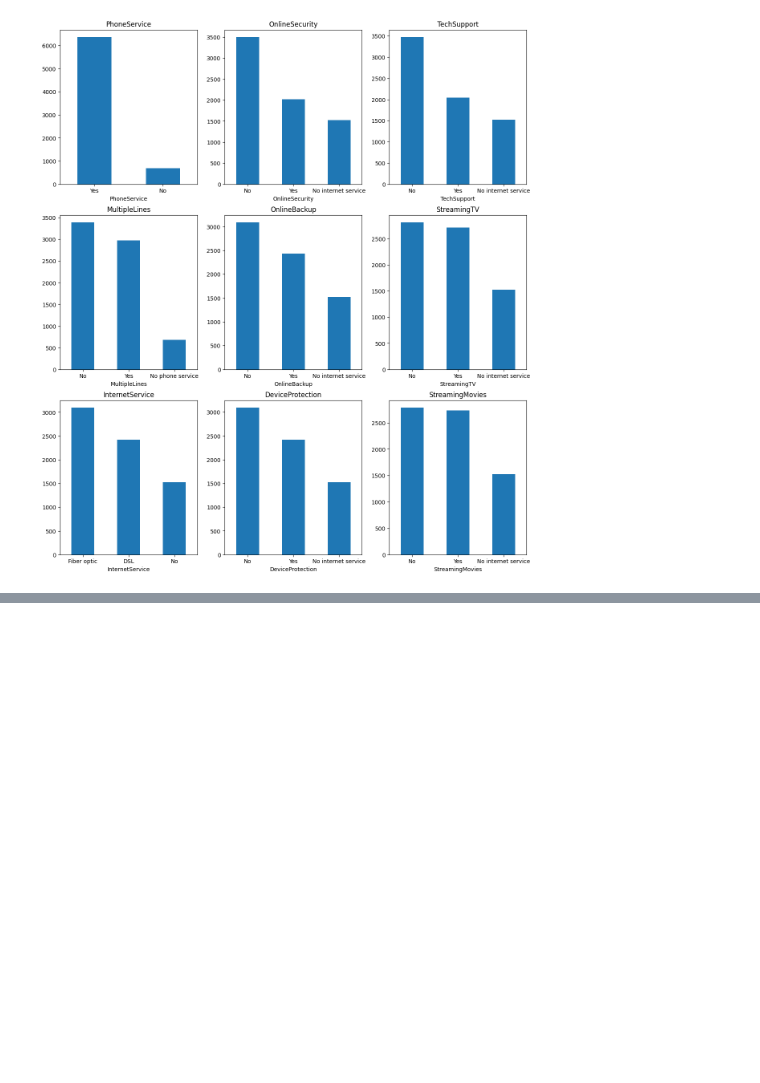
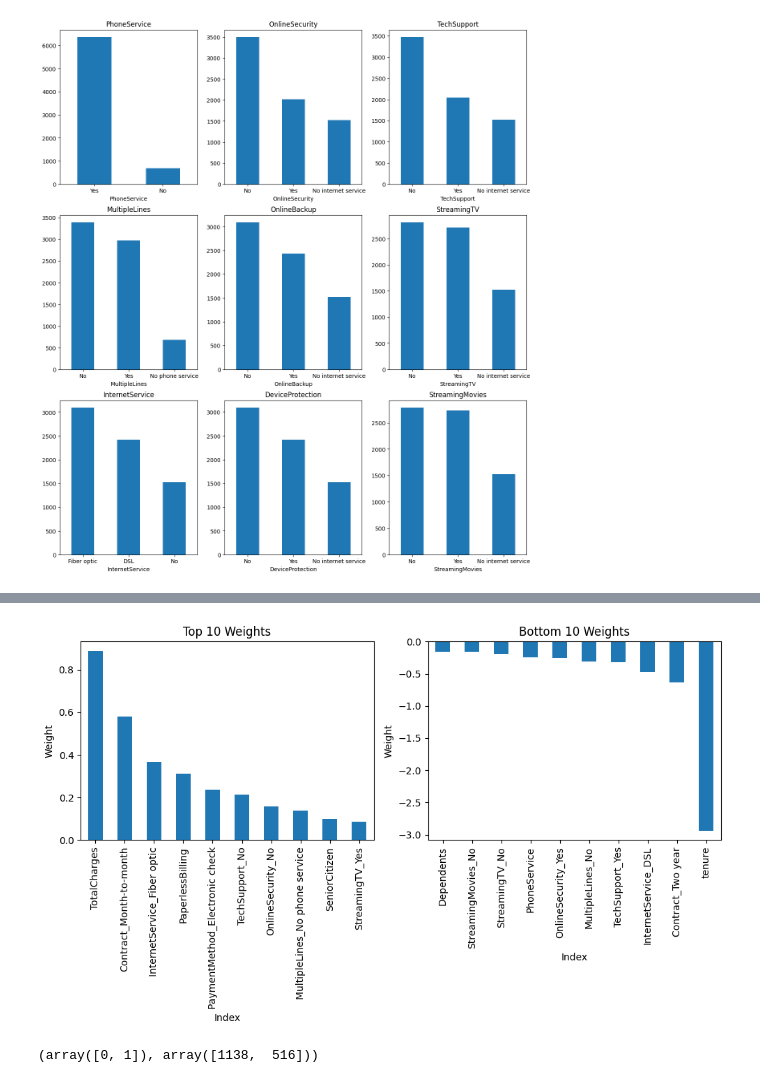
Before and after one commit to nesrineabd/churn-analysis-telecom, a Jupyter notebook: Telecom Churn Prediction.ipynb, the cells around one changed output, grey strips where cells are left out. Saved outputs shown, nothing was run; the diff lists cells and outputs as text; code cells hidden in the pictures; blank space fills up the shorter version.

Commit message:
add reditive models, LR, RF and SVM

```diff
--- a/Telecom Churn Prediction.ipynb
+++ b/Telecom Churn Prediction.ipynb
@@ -373,0 +411,22 @@ for i, item in enumerate(services):
+# %%
+from sklearn.model_selection import train_test_split
+from sklearn.linear_model import LogisticRegression
+from sklearn import metrics
+
+# Split the data to train and test sets
+X_train, X_test, y_train, y_test = train_test_split(X, y, test_size=0.3, random_state=101)
+X_train.head()
+
+model = LogisticRegression()
+result = model.fit(X_train, y_train)
+
+# Make the prediction and print accuracy
+prediction = model.predict(X_test)
+accuracy = metrics.accuracy_score(y_test, prediction)
+df_compar = pd.DataFrame({
+    'y_test': y_test,
+    'prediction': prediction
+})
+
+print(f"accuracy: {accuracy}")
+df_compar.head()
@@ -373,0 +446,29 @@ for i, item in enumerate(services):
+# %%
+import matplotlib.pyplot as plt
+
+weights = pd.Series(model.coef_[0], index=X.columns.values)
+
+top_10 = weights.sort_values(ascending=False)[:10]
+bottom_10 = weights.sort_values(ascending=False)[-10:]
+
+fig, axes = plt.subplots(nrows=1, ncols=2, figsize=(10, 6))
+
+# Plot top 10 weights
+top_10.plot(kind='bar', ax=axes[0], title='Top 10 Weights')
+axes[0].set_xlabel('Index')
+axes[0].set_ylabel('Weight')
+
+# Plot bottom 10 weights
+bottom_10.plot(kind='bar', ax=axes[1], title='Bottom 10 Weights')
+axes[1].set_xlabel('Index')
+axes[1].set_ylabel('Weight')
+
+plt.tight_layout()
+plt.show()
+# %% [output]
+[figure, added]
+# %%
+values, counts = np.unique(y_test, return_counts=True)
+values, counts
+# %% [output]
+(array([0, 1]), array([1138,  516]))
```
Also changed, not shown: parts of 17 cells of this notebook.
